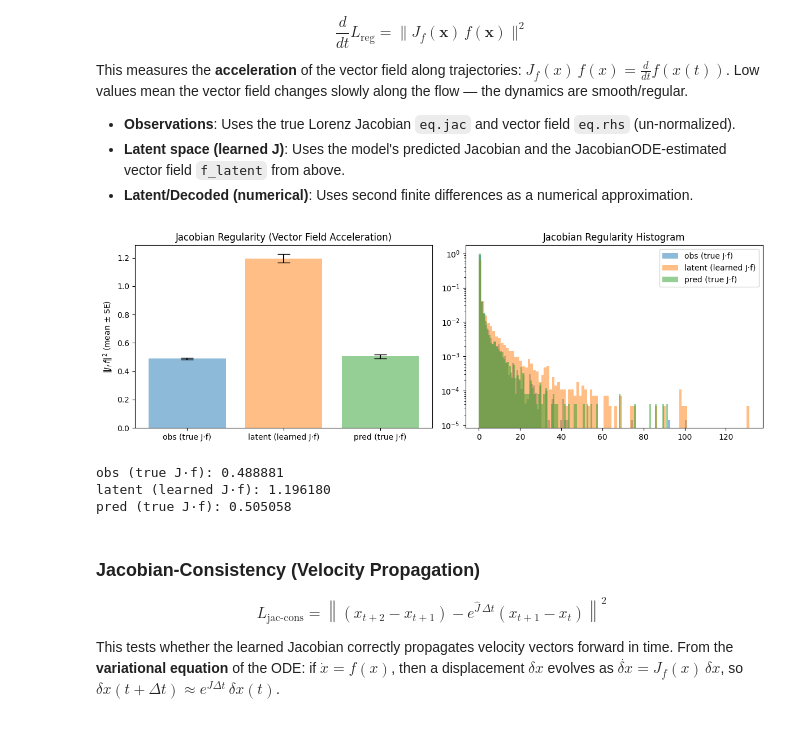
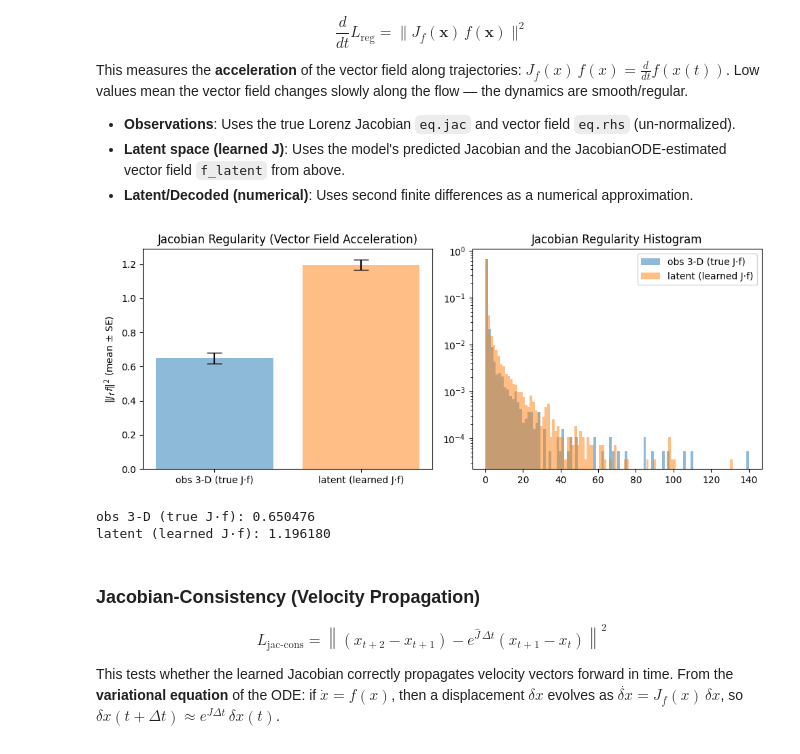
Before and after one commit to adamjeisen/JacobianODE, a Jupyter notebook: _jupyter/Hyperparameter Tuning (Latent JacobianODE - Lorenz full obs).ipynb, the cells around one changed output. Saved outputs shown, nothing was run; the diff lists cells and outputs as text; code cells hidden in the pictures.

```diff
--- a/_jupyter/Hyperparameter Tuning (Latent JacobianODE - Lorenz full obs).ipynb
+++ b/_jupyter/Hyperparameter Tuning (Latent JacobianODE - Lorenz full obs).ipynb
@@ -788,8 +819,9 @@ run, cfg, eq, dt, values, _, _, _, _, lit_model = load_run(
     verbose=True,
 )
 
-# ---- Step 2: dataloaders from postprocessed data ----
-train_dl, val_dl, test_dl, trajs = create_dataloaders(cfg, values, verbose=True)
+# ---- Step 2: dataloaders from postprocessed data (also get full-obs test trajs) ----
+train_dl, val_dl, test_dl, trajs = create_dataloaders(cfg, values, verbose=True, return_full_obs=True)
+test_trajs_full = trajs['test_trajs_full'].sequence  # (n_seqs, T_seq, 3) — full Lorenz dims
 
 # ---- Step 3: load best checkpoint ----
 load_checkpoint(run, cfg, lit_model, save_dir=SAVE_DIR, verbose=True)
@@ -805,6 +837,7 @@ print(f"  dt={dt:.4f}")
 print(f"  jac_window_stride={lit_model.jac_window_stride}")
 print(f"  encoder_warmup_epochs={lit_model.encoder_warmup_epochs}")
 print(f"  true_lyapunov_exponents={lit_model.true_lyapunov_exponents.tolist()}")
+print(f"  full-system test trajs: {test_trajs_full.shape}")
 print(f"\nModel ready for testing (Sections 6+).")
 # %% [output]
 Train dataset shape: torch.Size([31460, 70, 3])
@@ -824,8 +858,10 @@ Model ready for testing (Sections 6+).
 # %% [markdown]
 ### 6. Testing
 # %%
-sample_batch = test_dl.dataset.sequence[np.random.choice(np.arange(len(test_dl.dataset.sequence)), size=(128,), replace=False)]
-test_trajs = trajs['test_trajs'].sequence
+batch_indices     = np.random.choice(np.arange(len(test_dl.dataset.sequence)), size=(128,), replace=False)
+sample_batch      = test_dl.dataset.sequence[batch_indices]
+test_trajs        = trajs['test_trajs'].sequence        # partial-obs (1-D) — model input
+sample_batch_full = test_trajs_full   # full-obs (3-D)  — ground truth
 # %%
 lit_model.prediction_steps = 100
 device = torch.device('cuda' if torch.cuda.is_available() else 'cpu')
@@ -1244,85 +1286,64 @@ Low values mean the vector field changes slowly along the flow — the dynamics
 # Jacobian regularity penalty: || J_f(x) f(x) ||^2
 
 # ---------------------------------------------------------------
-# 1. Observations: true Lorenz J and f
+# 1. Observations: true Lorenz J and f on full-system test trajs
 # ---------------------------------------------------------------
-# f_obs_raw: (B, T, D) already computed in consistency cell via eq.rhs
-# targets_raw: (B, T, D) unnormalized observations
-J_obs_raw = eq.jac(targets_raw, t_dummy)          # (B, T, D, D)
-Jf_obs_raw = np.einsum('btij,btj->bti', J_obs_raw, f_obs_raw)  # (B, T, D)
+# obs_ref_raw: (n_seqs, T_seq, 3) and f_obs_raw: (n_seqs, T_seq, 3) from cell 50
+t_dummy_obs = np.zeros(obs_ref_raw.shape[1])
+J_obs_raw = eq.jac(obs_ref_raw, t_dummy_obs)          # (n_seqs, T_seq, 3, 3)
+Jf_obs_raw = np.einsum('btij,btj->bti', J_obs_raw, f_obs_raw)
 Jf_obs_norm = torch.from_numpy(Jf_obs_raw).float() / sigma
-obs_var = targets.var()
+obs_var = obs_ref.var()
 jreg_obs = Jf_obs_norm.pow(2) / (obs_var / dt**2)
 
 # ---------------------------------------------------------------
-# 2. Latent space: learned J (compute_jacobians) and JacobianODE f (get_deriv_func)
+# 2. Latent space: learned J and JacobianODE f
 # ---------------------------------------------------------------
-# f_latent: (B, T_pred, D) from consistency cell via batched get_deriv_func
 lit_model_dev = lit_model.to(device)
 lit_model_dev.eval()
 with torch.no_grad():
     jacs = lit_model_dev.compute_jacobians(latent_traj.to(device)).cpu()
 lit_model_dev = lit_model_dev.cpu()
 
-jacs_at_pred = jacs[:, traj_init_steps:, :, :]          # (B, T_pred, D, D)
-Jf_latent = torch.einsum('btij,btj->bti', jacs_at_pred, f_latent)  # (B, T_pred, D)
+jacs_at_pred = jacs[:, traj_init_steps:, :, :]
+Jf_latent = torch.einsum('btij,btj->bti', jacs_at_pred, f_latent)
 latent_var = latent_traj.var()
 jreg_latent = Jf_latent.pow(2) / (latent_var / dt**2)
 
 # ---------------------------------------------------------------
-# 3. Decoded: true Lorenz J and f on decoded (unnormalized) trajectory
-# ---------------------------------------------------------------
-traj_decoded_raw = (traj_decoded * sigma + mu).numpy()   # (B, T, D) unnormalized
-t_dummy_decoded = np.zeros(traj_decoded_raw.shape[1])
-
-f_decoded_raw = np.zeros_like(traj_decoded_raw)
-for b in range(traj_decoded_raw.shape[0]):
-    f_decoded_raw[b] = eq.rhs(traj_decoded_raw[b], t_dummy_decoded)
-J_decoded_raw = eq.jac(traj_decoded_raw, t_dummy_decoded)  # (B, T, D, D)
-Jf_decoded_raw = np.einsum('btij,btj->bti', J_decoded_raw, f_decoded_raw)  # (B, T, D)
-Jf_decoded_norm = torch.from_numpy(Jf_decoded_raw).float() / sigma
-decoded_var = traj_decoded.var()
-jreg_pred = Jf_decoded_norm.pow(2) / (decoded_var / dt**2)
-
-# ---------------------------------------------------------------
-# Plot
+# Plot (obs 3-D vs latent; decoder is 1-D so "decoded" bar is omitted)
 # ---------------------------------------------------------------
 means_jreg = [
     jreg_obs.mean().item(),
     jreg_latent.mean().item(),
-    jreg_pred.mean().item(),
 ]
 std_errors_jreg = [
     jreg_obs.flatten().std(unbiased=True).item() / (jreg_obs.numel() ** 0.5),
     jreg_latent.flatten().detach().std(unbiased=True).item() / (jreg_latent.numel() ** 0.5),
-    jreg_pred.flatten().std(unbiased=True).item() / (jreg_pred.numel() ** 0.5),
 ]
-labels_jreg = ['obs (true J·f)', 'latent (learned J·f)', 'pred (true J·f)']
+labels_jreg = ['obs 3-D (true J·f)', 'latent (learned J·f)']
 
-fig, axs = plt.subplots(1, 2, figsize=(12, 4))
-
+fig, axs = plt.subplots(1, 2, figsize=(10, 4))
 axs[0].bar(labels_jreg, means_jreg, yerr=std_errors_jreg, capsize=8,
-           color=['C0', 'C1', 'C2'], alpha=0.5)
+           color=['C0', 'C1'], alpha=0.5)
 axs[0].set_ylabel(r'$\|J_f\, f\|^2$ (mean ± SE)')
 axs[0].set_title('Jacobian Regularity (Vector Field Acceleration)')
 
-axs[1].hist(jreg_obs.flatten().cpu().numpy(), bins=100, density=True, label='obs (true J·f)', alpha=0.5)
+axs[1].hist(jreg_obs.flatten().cpu().numpy(), bins=100, density=True, label='obs 3-D (true J·f)', alpha=0.5)
 axs[1].hist(jreg_latent.flatten().detach().cpu().numpy(), bins=100, density=True, label='latent (learned J·f)', alpha=0.5)
-axs[1].hist(jreg_pred.flatten().cpu().numpy(), bins=100, density=True, label='pred (true J·f)', alpha=0.5)
 axs[1].set_yscale('log')
 axs[1].set_title('Jacobian Regularity Histogram')
 axs[1].legend()
 
 plt.tight_layout()
 plt.show()
 
 for lbl, val in zip(labels_jreg, means_jreg):
     print(f"{lbl}: {val:.6f}")
 # %% [output]
-[figure, old version]
+[figure, new version]
-obs (true J·f): 0.488881
+obs 3-D (true J·f): 0.650476
 latent (learned J·f): 1.196180
-pred (true J·f): 0.505058
 # %% [markdown]
 ### Jacobian-Consistency (Velocity Propagation)
 
```
Also changed, not shown: parts of 27 cells of this notebook, 24 other files.
